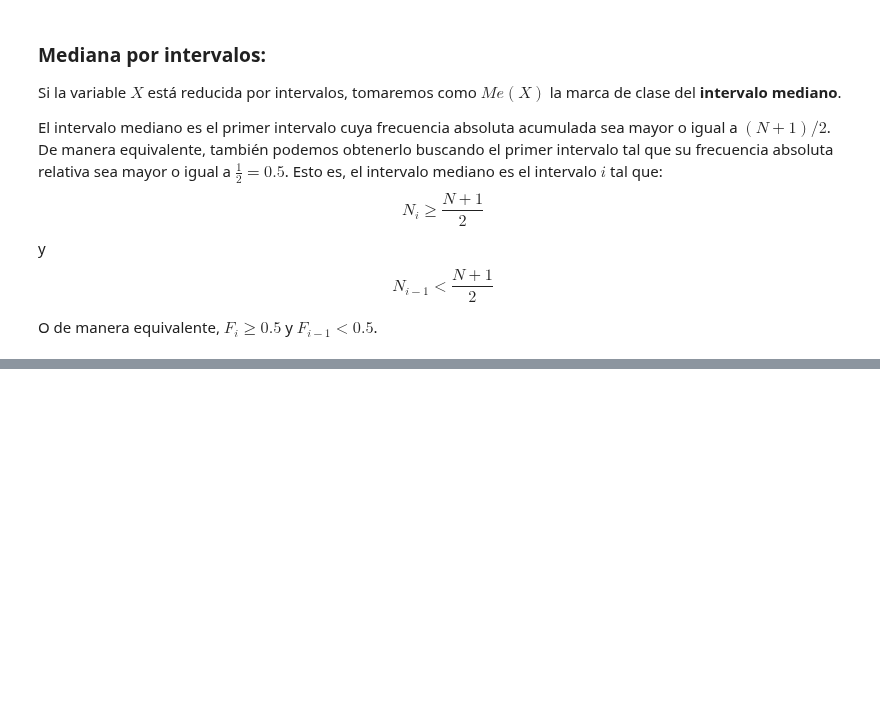
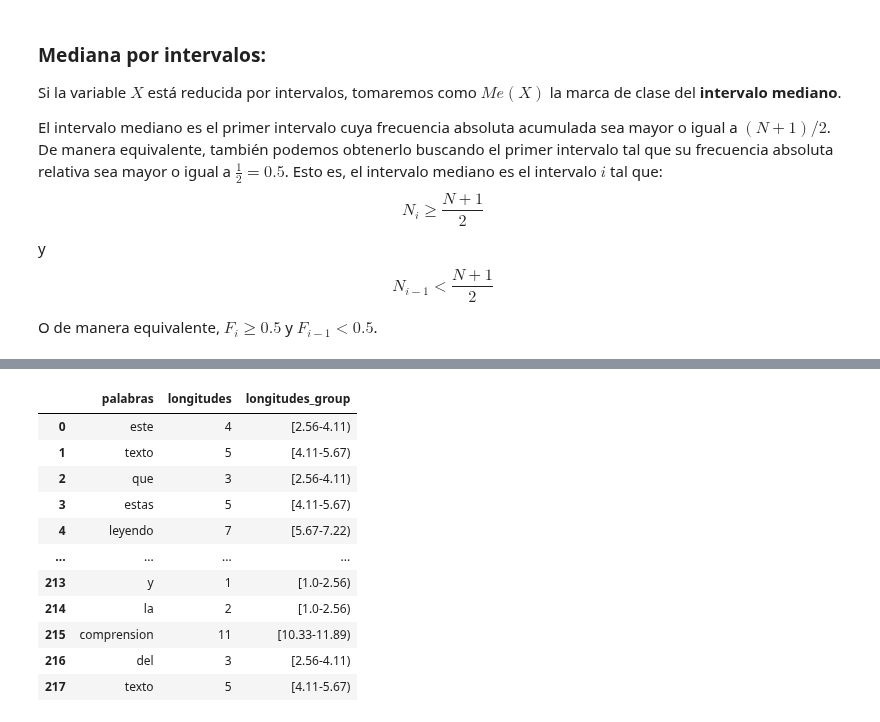
Before and after one commit to ednavivianasegura/Curso_PLN, a Jupyter notebook: PLN_EDNA.ipynb, the cells around one changed output, grey strips where cells are left out. Cells and saved outputs as stored; diff of their text form; code cells hidden in the pictures; blank space fills up the shorter version.

```diff
--- a/PLN_EDNA.ipynb
+++ b/PLN_EDNA.ipynb
@@ -1012,0 +949,79 @@ Longitud | Frecuencia | Frecuencia Relativa | Frec. Abs. Acumulada | Frec. Rel.
+# %%
+# Ejemplo de lista de palabras
+texto = """
+Este texto que estás leyendo ahora mismo sirve como un ejemplo ilustrativo para calcular el número mediano de la longitud de palabras dentro de un texto determinado. Es un ejercicio práctico que nos permite comprender cómo funcionan los cálculos de estadísticas descriptivas aplicadas al análisis lingüístico.
+
+En este contexto, la longitud de las palabras se refiere al número de caracteres que componen cada palabra individualmente. Al analizar este texto, encontrarás palabras cortas, como "este", "es", "un", "de", así como palabras más largas como "ilustrativo", "estadísticas", "descriptivas", entre otras.
+
+El objetivo es determinar el número mediano de caracteres que conforman las palabras en este texto. Al calcular este valor, podemos tener una idea más clara de la extensión promedio de las palabras utilizadas aquí. Este proceso implica ordenar las longitudes de las palabras de menor a mayor y encontrar el valor medio.
+
+Este ejercicio es útil en diversos contextos, desde análisis de texto en lingüística computacional hasta la elaboración de informes y análisis de contenido en campos como la investigación académica, la publicidad y el procesamiento del lenguaje natural.
+
+Es importante destacar que el cálculo del número mediano de longitud de palabras nos brinda información valiosa sobre la estructura y complejidad del lenguaje utilizado, lo que puede tener implicaciones significativas en la comunicación efectiva y la comprensión del texto.
+"""
+
+# Función para limpiar el texto
+def limpiar_texto(texto):
+    texto_limpio = texto.lower()  # Convertir a minúsculas
+    texto_limpio = texto_limpio.replace('á', 'a').replace('é', 'e').replace('í', 'i').replace('ó', 'o').replace('ú', 'u').replace('ü', 'u')  # Quitar tildes
+    texto_limpio = texto_limpio.replace(',', '')  # Quitar comas
+    texto_limpio = texto_limpio.replace('.', '')  # Quitar puntos
+    return texto_limpio
+
+# Limpiar el texto original
+texto_limpio = limpiar_texto(texto)
+
+print("---------")
+print(f"\nTexto:\n{texto_limpio}\n")
+palabras = texto_limpio.split()
+
+longitudes = [len(palabra) for palabra in palabras]
+
+pal_long= pd.DataFrame({
+    'palabras': palabras,
+    'longitudes': longitudes})
+pal_long['longitudes_group'] = group_by_sturges(pal_long, 'longitudes')
+
+N_ej3=pal_long.shape[0]
+print(f"Tamaño del conjunto de datos: {N_ej3} palabras")
+display(pal_long)
+
+# Calcular la tabla de frecuencias de la columna 'Grupo'
+frecuencias_grupo_ej3 = pal_long['longitudes_group'].value_counts()
+frecuencias_grupo_ej3 = frecuencias_grupo_ej3.sort_index()
+
+# Calcular la frecuencia relativa
+frecuencias_relativas_gr_ej3 = frecuencias_grupo_ej3 / len(pal_long)
+
+# Calcular las frecuencias acumuladas
+frecuencias_acumuladas_gr_ej3 = frecuencias_grupo_ej3.cumsum()
+
+# Calcular la frecuencia relativa acumulada
+frecuencias_relativas_acum_gr_ej3 = frecuencias_acumuladas_gr_ej3 / len(pal_long)
+
+
+# Calcular la marca de clase para cada intervalo
+MarcaDeClase_ej3 = list(map(marca_de_clase, list(frecuencias_grupo_ej3.index)))
+
+# Crear DataFrame con las frecuencias
+tabla_frecuencias_eje3 = pd.DataFrame({
+    'x_i': frecuencias_grupo_ej3.index,
+    'n_i': frecuencias_grupo_ej3.values,
+    'f_i': frecuencias_relativas_gr_ej3.values,
+    'N_i':frecuencias_acumuladas_gr_ej3.values,
+    'F_i':frecuencias_relativas_acum_gr_ej3.values,
+    'Marca_de_clase':MarcaDeClase_ej3
+})
+
+# Imprimir la tabla de frecuencias
+print("Tabla de frecuencias:")
+print("-----------------------------------------------------------------------------------------------------------")
+print("Longitud   | Frecuencia   | Frecuencia Relativa | Frec. Abs. Acumulada | Frec. Rel. Acumulada | Marca de clase")
+print("-----------------------------------------------------------------------------------------------------------")
+for indice, fila in tabla_frecuencias_eje3.iterrows():
+    # print(f'Índice: {indice}')
+    # print(f'Contenido de la fila:\n{fila}\n')
+
+    print(f"{fila[0]:^9}    | {fila[1]:^10}| {fila[2]:.4f}              | {fila[3]:^19}  | {fila[4]:.4f}              | {fila[5]:.1f}")
+print("-----------------------------------------------------------------------------------------------------------")
+# %% [output]
@@ -1012,0 +1044,12 @@ Longitud | Frecuencia | Frecuencia Relativa | Frec. Abs. Acumulada | Frec. Rel.
+|  | palabras | longitudes | longitudes_group |
+| 0 | este | 4 | [2.56-4.11) |
+| 1 | texto | 5 | [4.11-5.67) |
+| 2 | que | 3 | [2.56-4.11) |
+| 3 | estas | 5 | [4.11-5.67) |
+| 4 | leyendo | 7 | [5.67-7.22) |
+| ... | ... | ... | ... |
+| 213 | y | 1 | [1.0-2.56) |
+| 214 | la | 2 | [1.0-2.56) |
+| 215 | comprension | 11 | [10.33-11.89) |
+| 216 | del | 3 | [2.56-4.11) |
+| 217 | texto | 5 | [4.11-5.67) |
```
Also changed, not shown: parts of 6 cells of this notebook.
